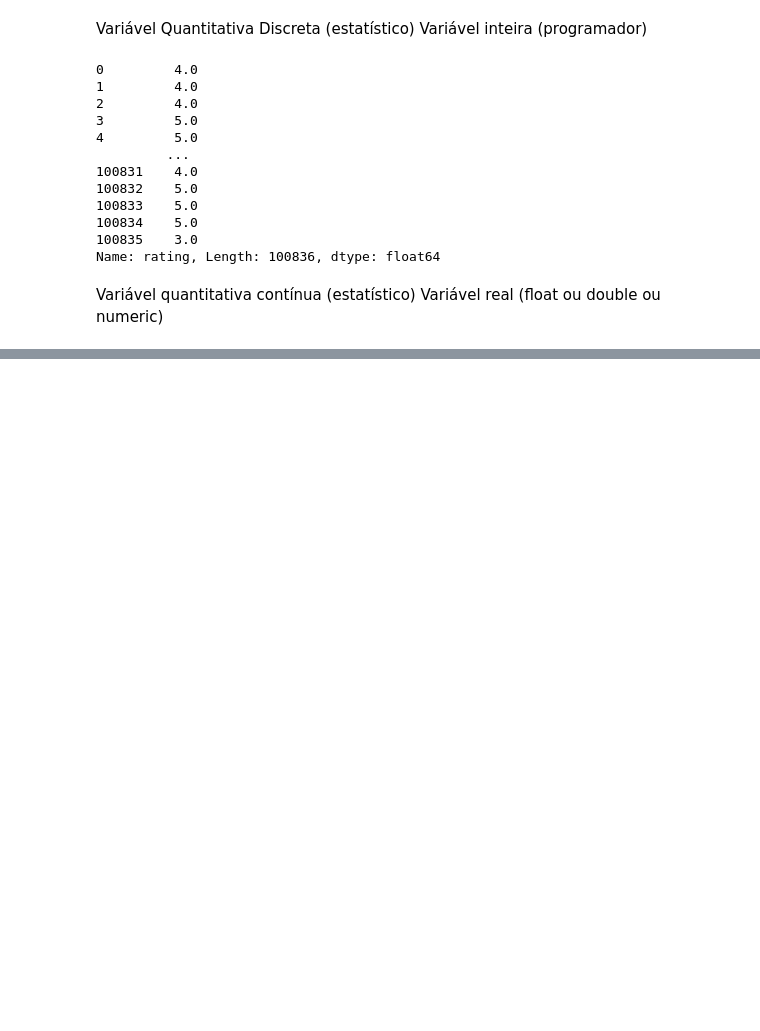
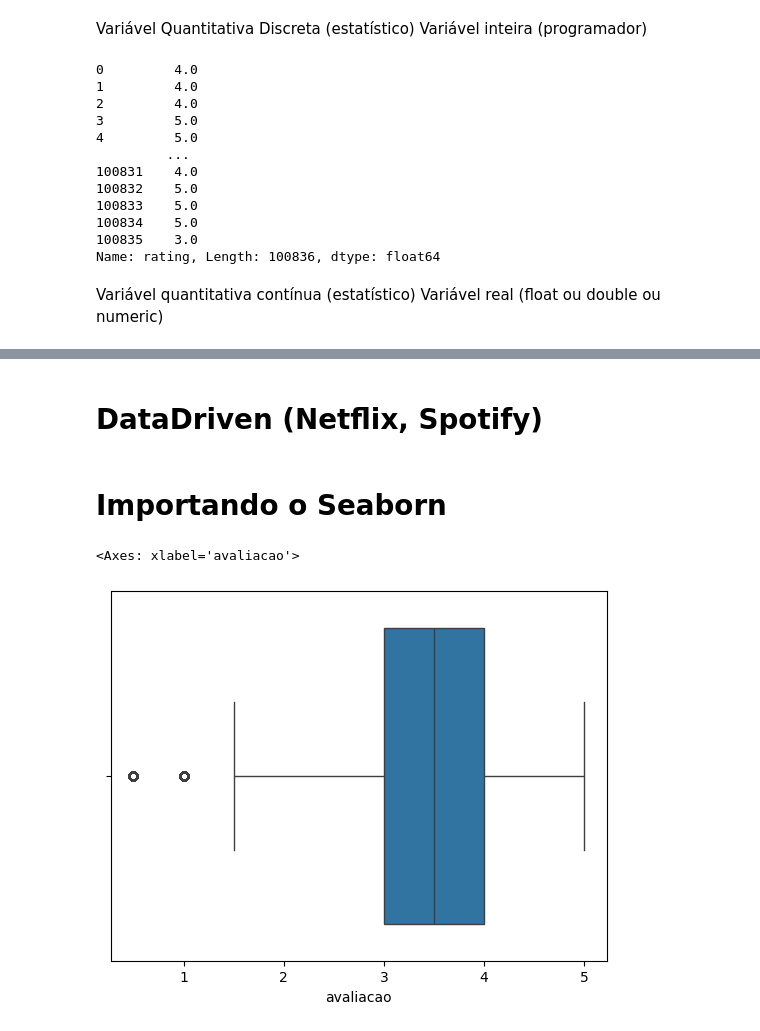
Before and after one commit to romulosilvestre/semanaeda, a Jupyter notebook: aula1.ipynb, the cells around one changed output, grey strips where cells are left out. Drawn from its saved outputs; the diff is of its cells as text; code cells hidden in the pictures; blank space fills up the shorter version.

```diff
--- a/aula1.ipynb
+++ b/aula1.ipynb
@@ -145,0 +341,4 @@ Variável real (float ou double ou numeric)
+# %% [markdown]
+# DataDriven (Netflix, Spotify)
+# %% [markdown]
+# Importando o Seaborn
@@ -145,0 +347,7 @@ Variável real (float ou double ou numeric)
+# %%
+notas = df.avaliacao
+# %%
+sns.boxplot(x=notas)
+# %% [output]
+<Axes: xlabel='avaliacao'>
+[figure, added]
```
Also changed, not shown: parts of 53 cells of this notebook, 1 other file.
